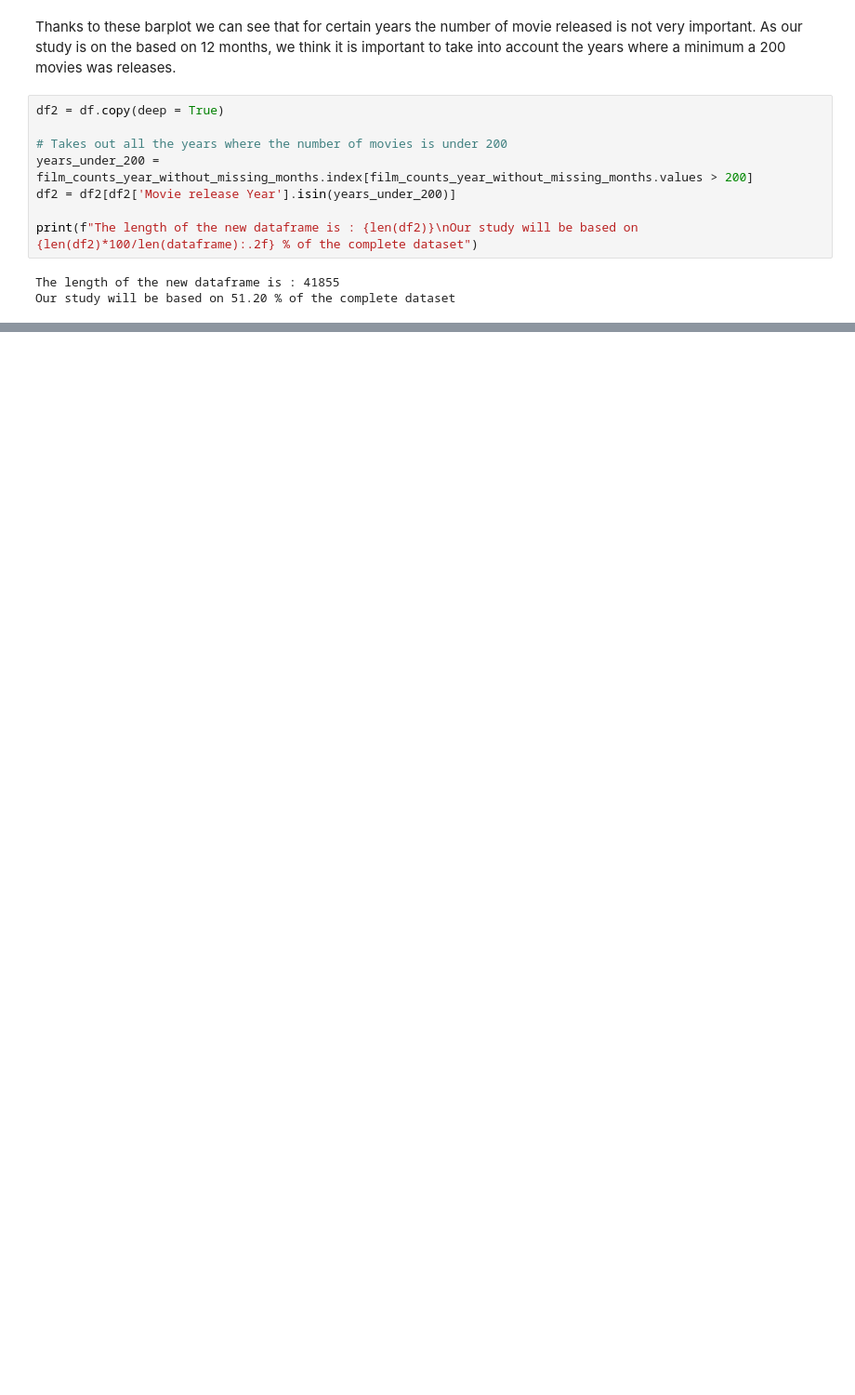
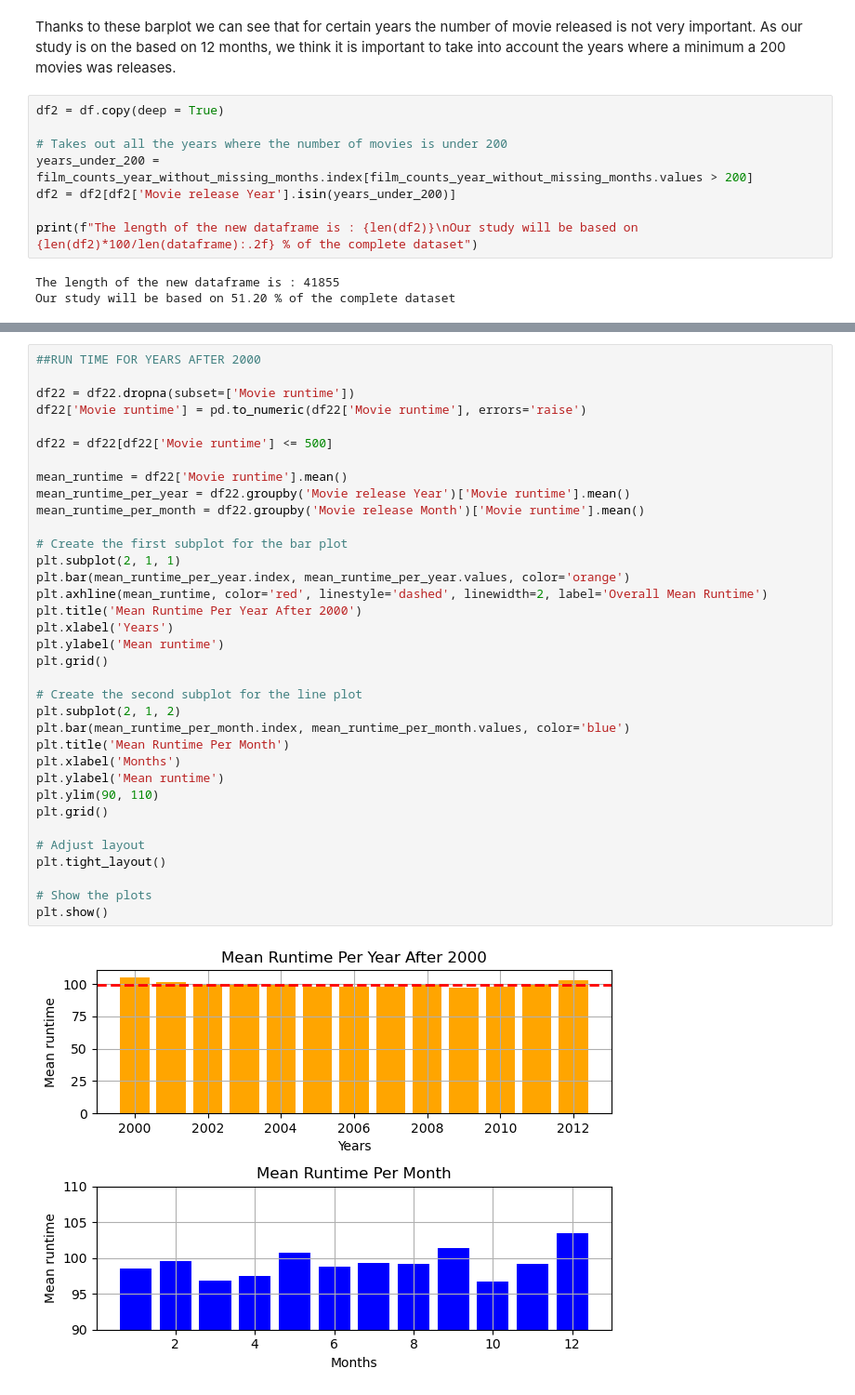
Before and after one commit to epfl-ada/ada-2023-project-dat4k, a Jupyter notebook: missingdate.ipynb, the cells around one changed output, grey strips where cells are left out. Shown at 93% size. Saved outputs shown, nothing was run; the diff lists cells and outputs as text; blank space fills up the shorter version.

```diff
--- a/missingdate.ipynb
+++ b/missingdate.ipynb
@@ -173,0 +258,37 @@ plt.show()
+# %%
+##RUN TIME FOR YEARS AFTER 2000
+
+df22 = df22.dropna(subset=['Movie runtime'])
+df22['Movie runtime'] = pd.to_numeric(df22['Movie runtime'], errors='raise')
+
+df22 = df22[df22['Movie runtime'] <= 500]
+
+mean_runtime = df22['Movie runtime'].mean()
+mean_runtime_per_year = df22.groupby('Movie release Year')['Movie runtime'].mean()
+mean_runtime_per_month = df22.groupby('Movie release Month')['Movie runtime'].mean()
+
+# Create the first subplot for the bar plot
+plt.subplot(2, 1, 1)
+plt.bar(mean_runtime_per_year.index, mean_runtime_per_year.values, color='orange')
+plt.axhline(mean_runtime, color='red', linestyle='dashed', linewidth=2, label='Overall Mean Runtime')
+plt.title('Mean Runtime Per Year After 2000')
+plt.xlabel('Years')
+plt.ylabel('Mean runtime')
+plt.grid()
+
+# Create the second subplot for the line plot
+plt.subplot(2, 1, 2)
+plt.bar(mean_runtime_per_month.index, mean_runtime_per_month.values, color='blue')
+plt.title('Mean Runtime Per Month')
+plt.xlabel('Months')
+plt.ylabel('Mean runtime')
+plt.ylim(90, 110)
+plt.grid()
+
+# Adjust layout
+plt.tight_layout()
+
+# Show the plots
+plt.show()
+# %% [output]
+[figure, added]
```
Also changed, not shown: parts of 9 cells of this notebook.
